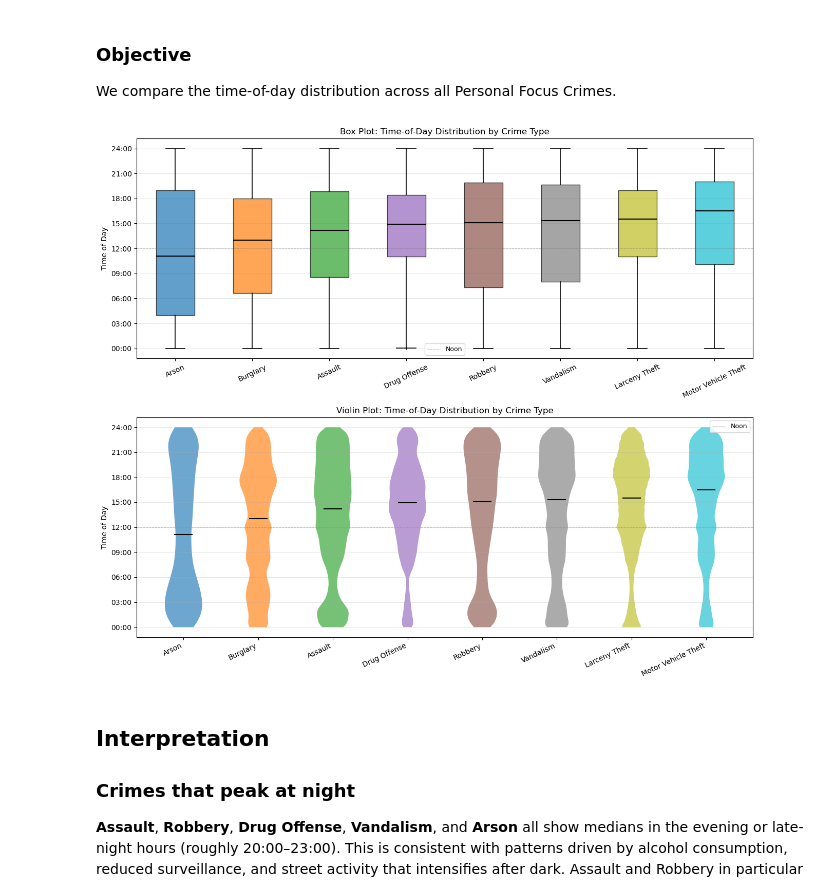
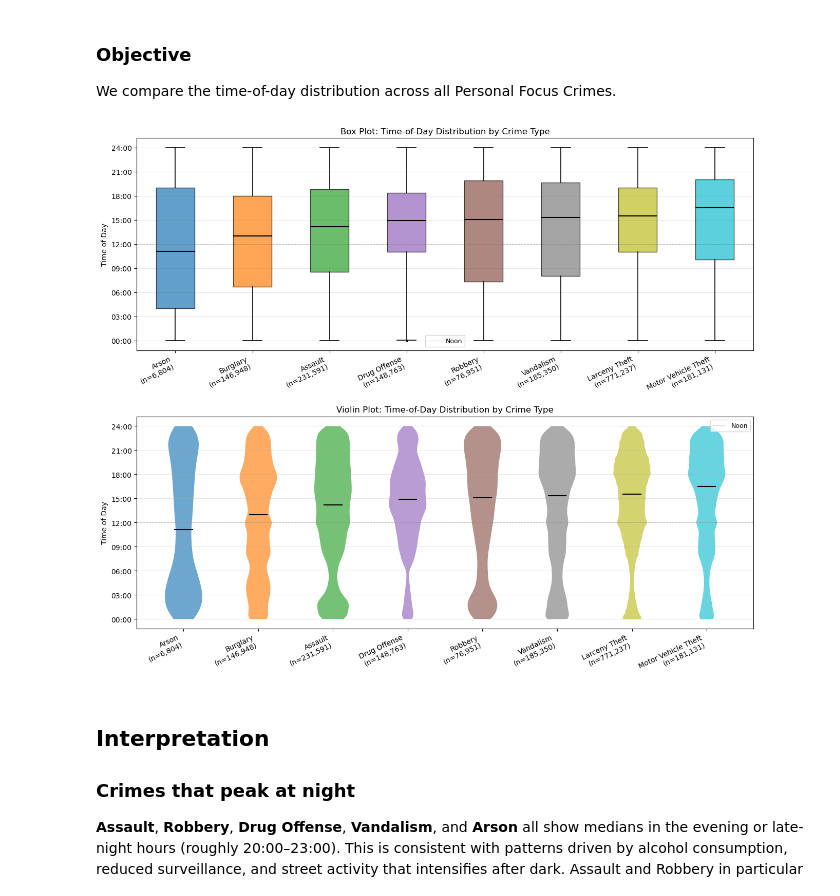
Before and after one commit to vichalder/social_data_viz_2026_group_75, a Jupyter notebook: Assignments/Assignment1G75_kat.ipynb, the cells around one changed output. Cells and saved outputs as stored; diff of their text form; code cells hidden in the pictures.

Commit message:
Add number of incidents on Part C plots

```diff
--- a/Assignments/Assignment1G75_kat.ipynb
+++ b/Assignments/Assignment1G75_kat.ipynb
@@ -484,7 +484,11 @@ bp = ax.boxplot(
 for patch, color in zip(bp['boxes'], colors):
     patch.set_facecolor(color)
     patch.set_alpha(0.7)
-
+ax.set_xticks(range(1, len(crime_order) + 1))
+ax.set_xticklabels(
+    [f"{c}\n(n={len(d):,})" for c, d in zip(crime_order, data_lists)],
+    rotation=25, ha='right'
+)
 ax.set_ylabel("Time of Day")
 ax.set_title("Box Plot: Time-of-Day Distribution by Crime Type")
 ax.set_yticks(yticks)
@@ -493,35 +497,38 @@ ax.axhline(y=12, color='gray', linestyle='--', alpha=0.4, linewidth=0.8, label="
 ax.tick_params(axis='x', rotation=25)
 ax.grid(axis='y', alpha=0.3)
 ax.legend(fontsize=9)
 
 # ── Violin plot ───────────────────────────────────────────────────────────────
 ax = axes[1]
 vp = ax.violinplot(
     data_lists,
     positions=range(1, len(crime_order) + 1),
     showmedians=True,
     showextrema=False
 )
 for body, color in zip(vp['bodies'], colors):
     body.set_facecolor(color)
     body.set_alpha(0.65)
 vp['cmedians'].set_color('black')
 vp['cmedians'].set_linewidth(1.5)
 
 ax.set_xticks(range(1, len(crime_order) + 1))
-ax.set_xticklabels(crime_order, rotation=25, ha='right')
+ax.set_xticklabels(
+    [f"{c}\n(n={len(d):,})" for c, d in zip(crime_order, data_lists)],
+    rotation=25, ha='right'
+)
 ax.set_ylabel("Time of Day")
 ax.set_title("Violin Plot: Time-of-Day Distribution by Crime Type")
 ax.set_yticks(yticks)
 ax.set_yticklabels(yticklabels)
 ax.axhline(y=12, color='gray', linestyle='--', alpha=0.4, linewidth=0.8, label="Noon")
 ax.grid(axis='y', alpha=0.3)
 ax.legend(fontsize=9)
 
 plt.tight_layout()
 plt.show()
 # %% [output]
-[figure, old version]
+[figure, new version]
 # %% [markdown]
 
 ## Interpretation
```
